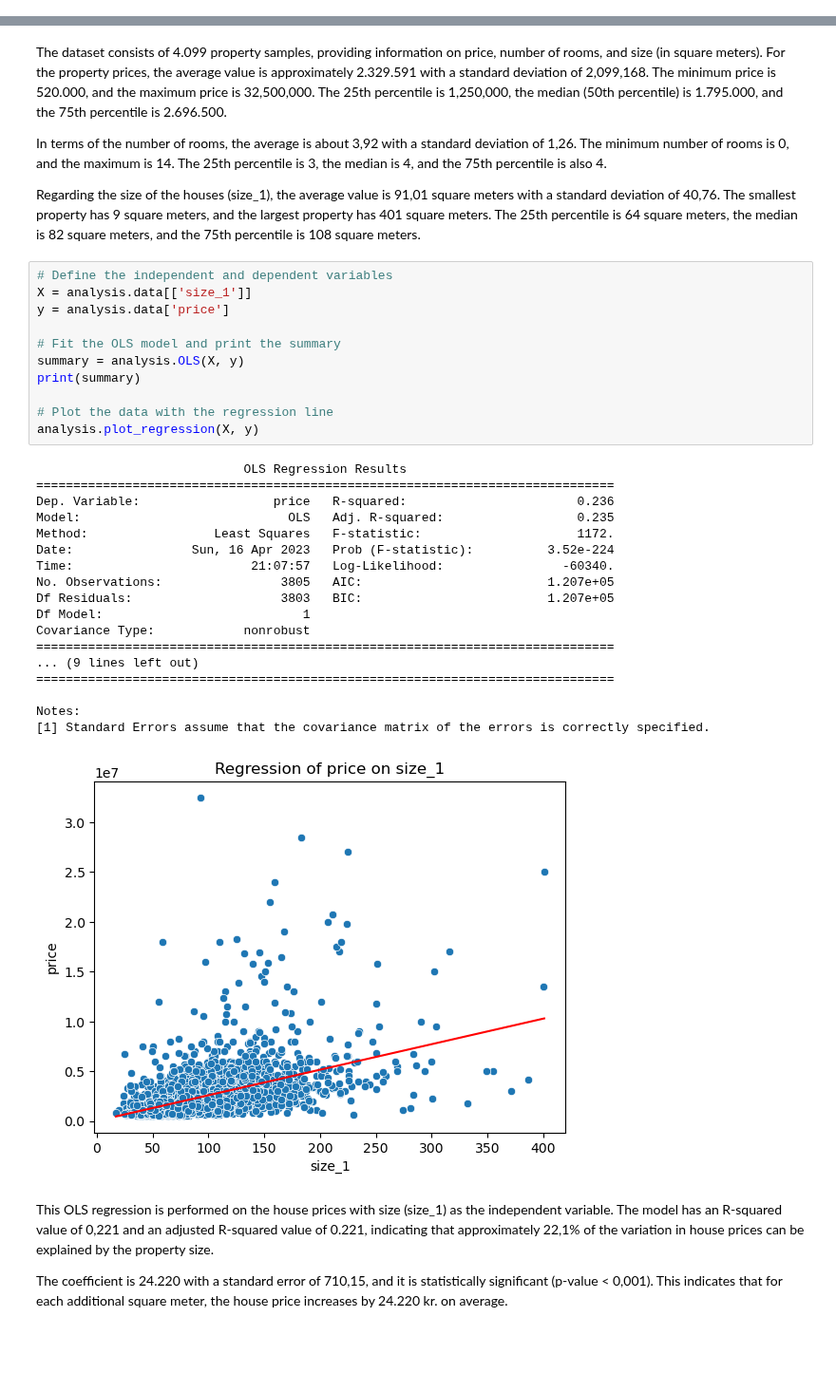
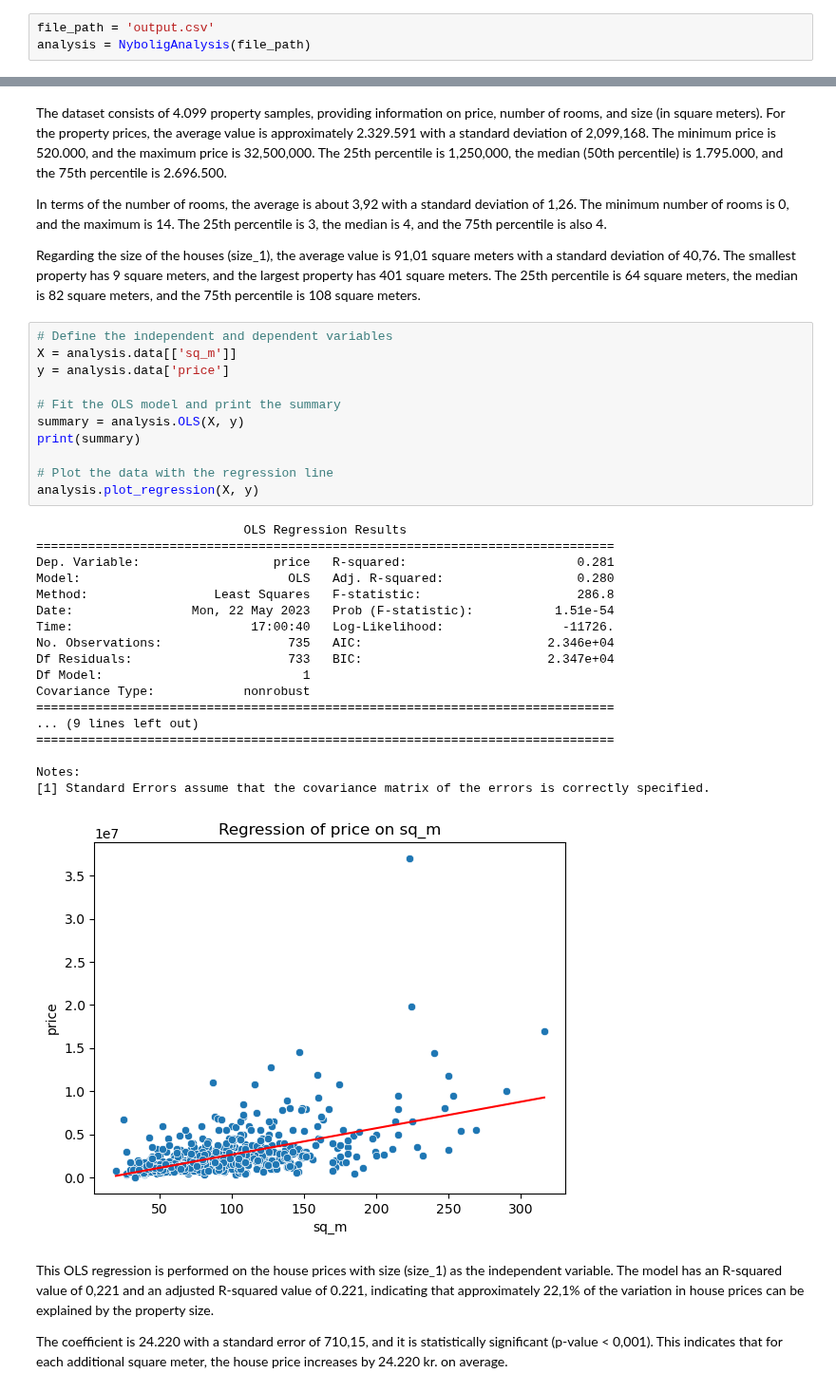
Before and after one commit to NumEconCopenhagen/projects-2023-philx2-nico, a Jupyter notebook: dataproject/dataproject.ipynb, the cells around one changed output, grey strips where cells are left out. Shown at 95% size. Saved outputs shown, nothing was run; the diff lists cells and outputs as text; blank space fills up the shorter version.

```diff
--- a/dataproject/dataproject.ipynb
+++ b/dataproject/dataproject.ipynb
@@ -82,3 +127,6 @@ analysis = NyboligAnalysis(file_path)
+# %%
+file_path = 'output.csv'
+analysis = NyboligAnalysis(file_path)
 # %% [markdown]
 To make the analysis more accurate we need to remove outliers from the dataset. We can do this by using the remove_outliers functions from the NyboligAnalysis class. The remove_outliers() function takes three arguments: column_name, minimum number of city observations and a threshold. column_name specifies the name of the column that we want to remove outliers from, the second input removes cities that have below x number of observations and threshold specifies the number of standard deviations above or below the mean that we want to consider as outliers.
 # %%
@@ -115,34 +163,34 @@ In terms of the number of rooms, the average is about 3,92 with a standard devia
 Regarding the size of the houses (size_1), the average value is 91,01 square meters with a standard deviation of 40,76. The smallest property has 9 square meters, and the largest property has 401 square meters. The 25th percentile is 64 square meters, the median is 82 square meters, and the 75th percentile is 108 square meters.
 # %%
 # Define the independent and dependent variables
-X = analysis.data[['size_1']]
+X = analysis.data[['sq_m']]
 y = analysis.data['price']
 
 # Fit the OLS model and print the summary
 summary = analysis.OLS(X, y)
 print(summary)
 
 # Plot the data with the regression line
 analysis.plot_regression(X, y)
 # %% [output]
                             OLS Regression Results
 ==============================================================================
-Dep. Variable:                  price   R-squared:                       0.236
-Model:                            OLS   Adj. R-squared:                  0.235
-Method:                 Least Squares   F-statistic:                     1172.
-Date:                Sun, 16 Apr 2023   Prob (F-statistic):          3.52e-224
-Time:                        21:07:57   Log-Likelihood:                -60340.
-No. Observations:                3805   AIC:                         1.207e+05
-Df Residuals:                    3803   BIC:                         1.207e+05
+Dep. Variable:                  price   R-squared:                       0.281
+Model:                            OLS   Adj. R-squared:                  0.280
+Method:                 Least Squares   F-statistic:                     286.8
+Date:                Mon, 22 May 2023   Prob (F-statistic):           1.51e-54
+Time:                        17:00:40   Log-Likelihood:                -11726.
+No. Observations:                 735   AIC:                         2.346e+04
+Df Residuals:                     733   BIC:                         2.347e+04
 Df Model:                           1
 Covariance Type:            nonrobust
 ==============================================================================
 ... (9 lines left out)
 ==============================================================================
 
 Notes:
 [1] Standard Errors assume that the covariance matrix of the errors is correctly specified.
-[figure, old version]
+[figure, new version]
 # %% [markdown]
 This OLS regression is performed on the house prices with size (size_1) as the independent variable. The model has an R-squared value of 0,221 and an adjusted R-squared value of 0.221, indicating that approximately 22,1% of the variation in house prices can be explained by the property size.
 
```
Also changed, not shown: parts of 19 cells of this notebook, 4 other files.
